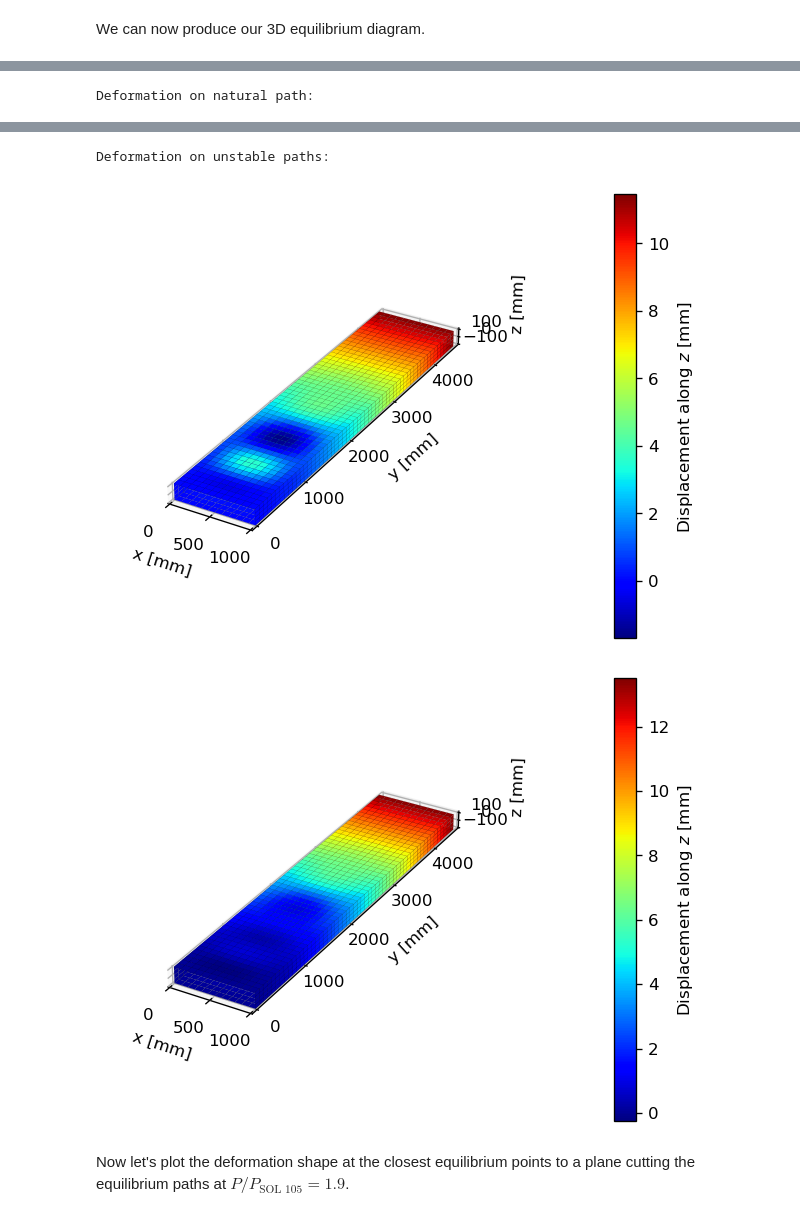
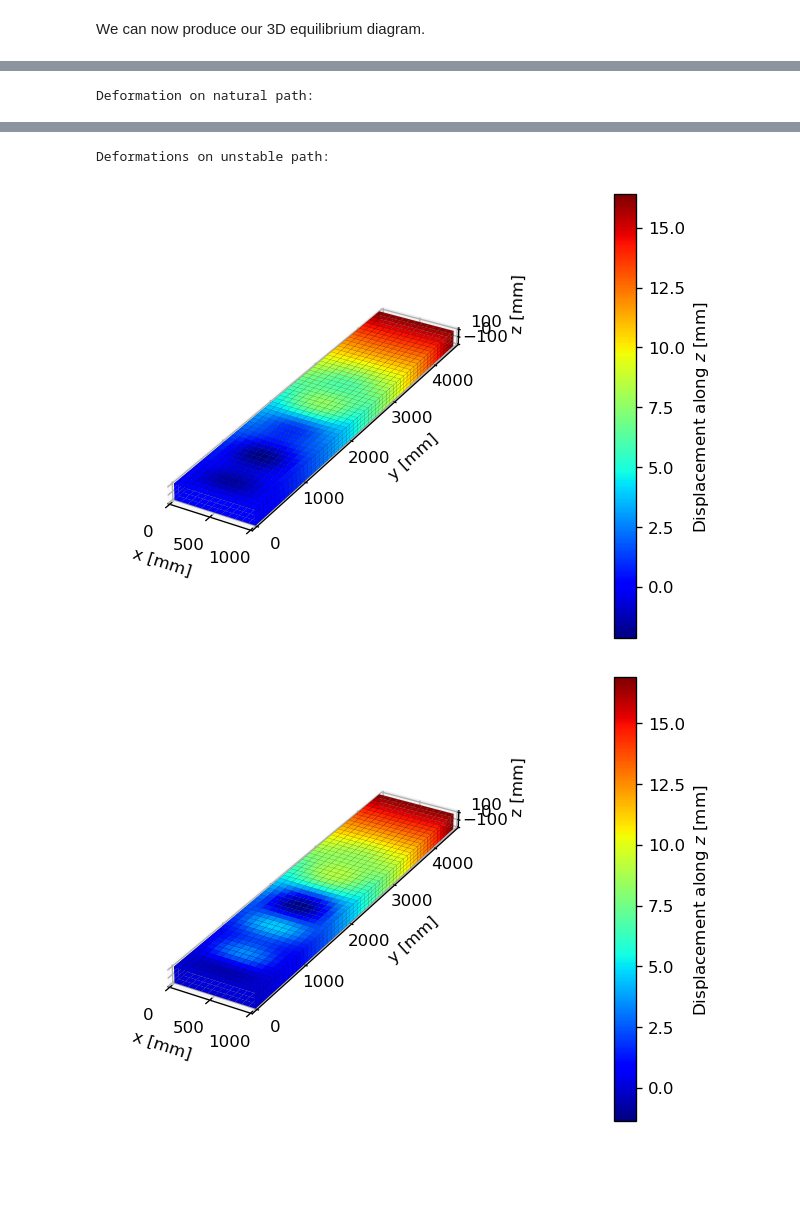
Before and after one commit to fmamitrotta/nonlinear-structural-stability-notebooks, a Jupyter notebook: notebooks/14_Investigation_of_the_Equilibrium_Paths_of_the_Unreinforced_Box_Beam.ipynb, the cells around one changed output, grey strips where cells are left out. Cells and saved outputs as stored; diff of their text form; code cells hidden in the pictures; blank space fills up the shorter version.

```diff
--- a/notebooks/14_Investigation_of_the_Equilibrium_Paths_of_the_Unreinforced_Box_Beam.ipynb
+++ b/notebooks/14_Investigation_of_the_Equilibrium_Paths_of_the_Unreinforced_Box_Beam.ipynb
@@ -570,8 +517,6 @@ The last step before producing our 3D equilibrium diagram consists in finding th
 # %%
 _, _, local_displacements_2Psol105_epsp1em3 = pynastran_utils.read_load_displacement_history_from_op2(op2_object=sol_106_op2_2Psol105_epsp1em3,
 displacement_node_id=max_displacement_node_id)
-_, _, local_displacements_1_4Psol105_epsp1em3 = pynastran_utils.read_load_displacement_history_from_op2(op2_object=sol_106_op2_1_4Psol105_epsp1em3,
-displacement_node_id=max_displacement_node_id)
 _, _, local_displacements_natural_path = pynastran_utils.read_load_displacement_history_from_op2(op2_object=sol_106_op2_2Psol105_epsp1em2,
 displacement_node_id=max_displacement_node_id)
 # %% [markdown]
@@ -583,14 +528,11 @@ ax_3d = plt.axes(projection='3d')
 
 # Plot applied load against tip and local displacements
 local_displacements = {0: local_displacements_natural_path[second_subcase_id][:, component_index],
-                       1: local_displacements_1_4Psol105_epsp1em3[second_subcase_id][:, component_index],
-                       2: local_displacements_2Psol105_epsp1em3[second_subcase_id][:, component_index]}
+                       1: local_displacements_2Psol105_epsp1em3[second_subcase_id][:, component_index]}
 tip_displacements = {0: tip_displacements_2Psol105_epsp1em2[second_subcase_id][:, component_index],
-                     1: tip_displacements_1_4Psol105_epsp1em3[second_subcase_id][:, component_index],
-                     2: tip_displacements_2Psol105_epsp1em3[second_subcase_id][:, component_index]}
+                     1: tip_displacements_2Psol105_epsp1em3[second_subcase_id][:, component_index]}
 applied_loads = {0: applied_loads_2Psol105_epsp1em2[second_subcase_id][:, component_index]/sol_105_buckling_load,
-                 1: applied_loads_1_4Psol105_epsp1em3[second_subcase_id][:, component_index]/sol_105_buckling_load,
-                 2: applied_loads_2Psol105_epsp1em3[2][:, component_index]/sol_105_buckling_load}
+                 1: applied_loads_2Psol105_epsp1em3[second_subcase_id][:, component_index]/sol_105_buckling_load}
 for key in local_displacements:
     ax_3d.plot3D(local_displacements[key], tip_displacements[key], applied_loads[key], markers[key], color=colors[key])
 
@@ -612,7 +554,7 @@ plt.figure()
 ax_3d = plt.axes(projection='3d')
 
 # Plot part of the equilibrium paths that should not be visible on top of the plane
-load_factor = 1.3
+load_factor = 1.9
 for key in local_displacements:
     ax_3d.plot3D(local_displacements[key], tip_displacements[key], np.where(applied_loads[key]<load_factor, applied_loads[key], np.nan), markers[key], color=colors[key])
 
@@ -644,15 +586,19 @@ _, ax = pynastran_utils.plot_static_deformation(op2_object=sol_106_op2_2Psol105_
 set_ticks_and_labels_position(ax)
 plt.show()
 
-# Plot unstable paths
-print('Deformation on unstable paths:')
-load_step = np.argmin(np.abs(applied_loads[1] - load_factor)) + 1  # find closest load step to plane
-_, ax = pynastran_utils.plot_static_deformation(op2_object=sol_106_op2_1_4Psol105_epsp1em3, subcase_id=second_subcase_id, load_step=load_step, displacement_component='tz')
-set_ticks_and_labels_position(ax)
-plt.show()
-load_step = np.argmin(np.abs(applied_loads[2] - load_factor)) + 1  # find closest load step to plane
+# Plot first deformation on unstable path
+print('Deformations on unstable path:')
+negative_displacements_indices = np.where(local_displacements[1] < np.median(local_displacements[1]))[0]
+load_step = negative_displacements_indices[np.argmin(np.abs(applied_loads[1][negative_displacements_indices] - load_factor))] + 1  # find closest load step to plane
 _, ax = pynastran_utils.plot_static_deformation(op2_object=sol_106_op2_2Psol105_epsp1em3, subcase_id=second_subcase_id, load_step=load_step, displacement_component='tz')
 set_ticks_and_labels_position(ax)
 plt.show()
+
+# Plot second deformation on unstable path
+positive_displacements_indices = np.where(local_displacements[1] > np.median(local_displacements[1]))[0]
+load_step = positive_displacements_indices[np.argmin(np.abs(applied_loads[1][positive_displacements_indices] - load_factor))] + 1  # find closest load step to plane
+_, ax = pynastran_utils.plot_static_deformation(op2_object=sol_106_op2_2Psol105_epsp1em3, subcase_id=second_subcase_id, load_step=load_step, displacement_component='tz')
+set_ticks_and_labels_position(ax)
+plt.show()
 # %% [output]
 Deformation on natural path:
@@ -660,5 +606,3 @@ Deformation on natural path:
-Deformation on unstable paths:
+Deformations on unstable path:
-[figure, old version]
+[figure, new version]
-[figure, old version]
+[figure, new version]
-# %% [markdown]
-Now let's plot the deformation shape at the closest equilibrium points to a plane cutting the equilibrium paths at $P/P_\text{SOL 105}=1.9$.
```
Also changed, not shown: parts of 26 cells of this notebook, 28 other files.
